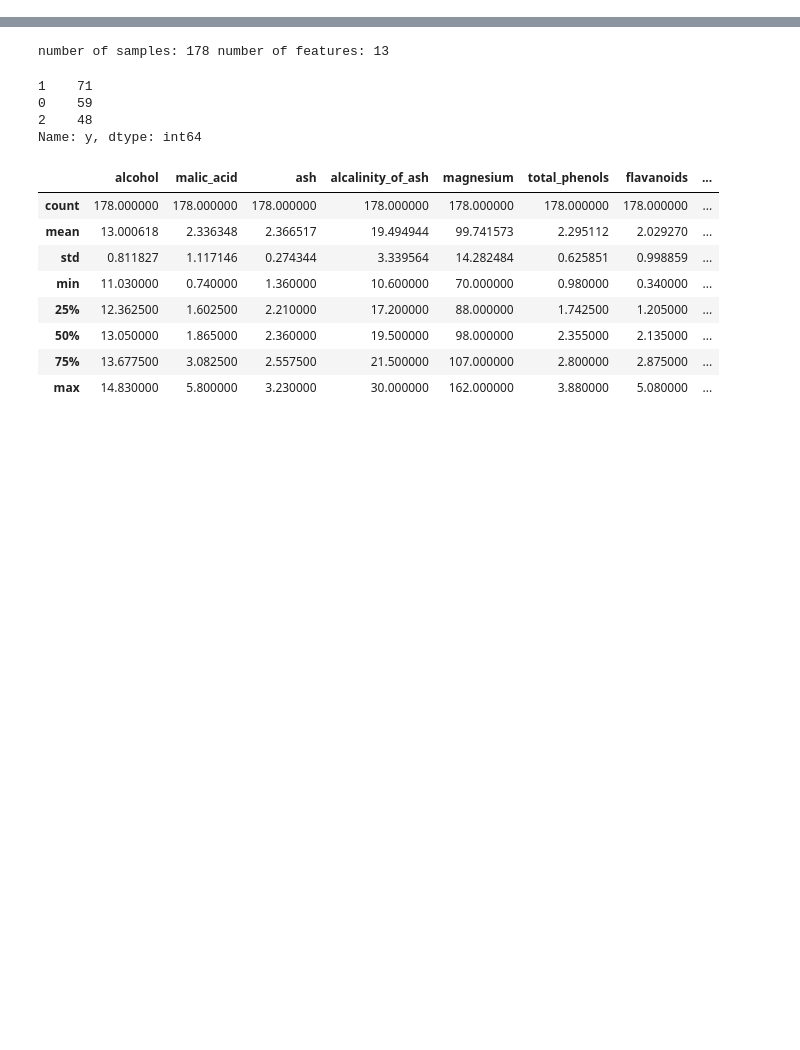
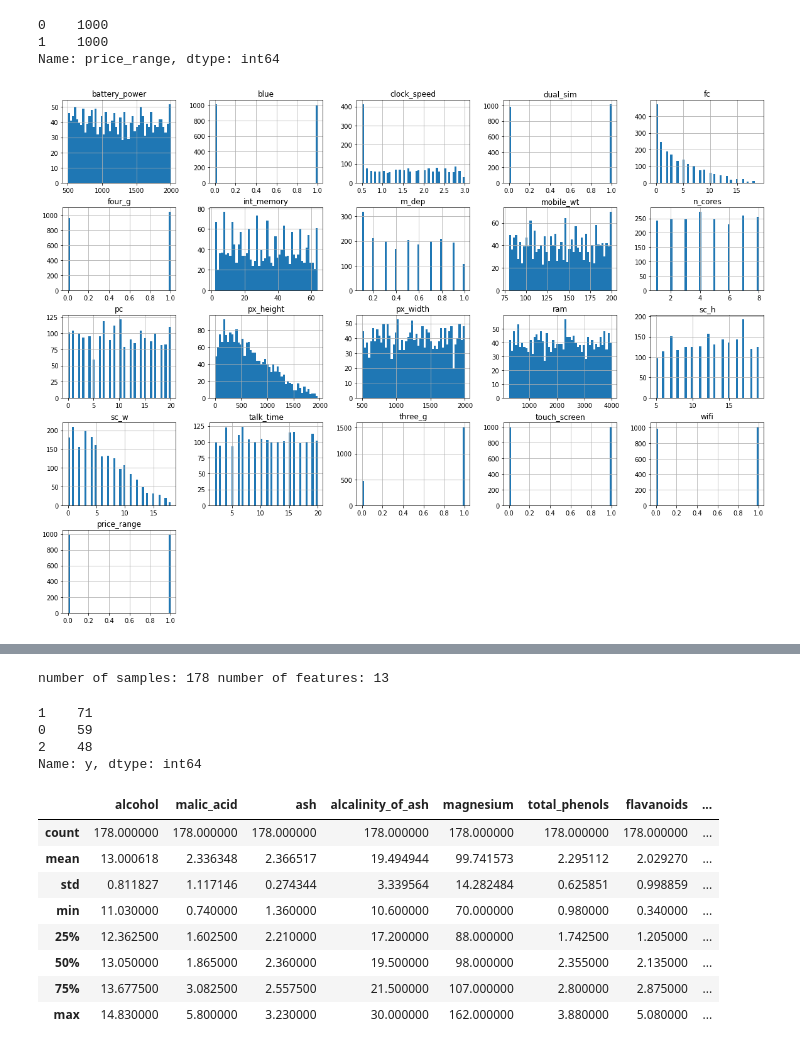
Before and after one commit to ThakdanaiSaelee/Assignment_CE888, a Jupyter notebook: Program/Assignment.ipynb, the cells around one changed output, grey strips where cells are left out. Cells and saved outputs as stored; diff of their text form; code cells hidden in the pictures; blank space fills up the shorter version.

```diff
--- a/Program/Assignment.ipynb
+++ b/Program/Assignment.ipynb
@@ -46,0 +21,3 @@ df['alcohol'].mean(axis=0)
+# %%
+moblie_data = pd.read_csv('https://raw.githubusercontent.com/ThakdanaiSaelee/Assignment_CE888/main/Datasets/mobile_price_classification.csv')
+moblie_data.head()
@@ -46,0 +59,5 @@ df['alcohol'].mean(axis=0)
+# %%
+# group the data into two classes (binary classification)
+label = {'price_range':{1:0, 2:1, 3:1}}
+moblie_data.replace(label, inplace=True)
+moblie_data.head()
@@ -46,0 +71,11 @@ df['alcohol'].mean(axis=0)
+# %%
+moblie_data['price_range'].value_counts()
+# %% [output]
+0    1000
+1    1000
+Name: price_range, dtype: int64
+# %%
+# plot histogram to see how the data distributed and categorical data
+_ = moblie_data.hist(bins=50, figsize=(20,15))
+# %% [output]
+[figure, added]
```
Also changed, not shown: parts of 14 cells of this notebook.
